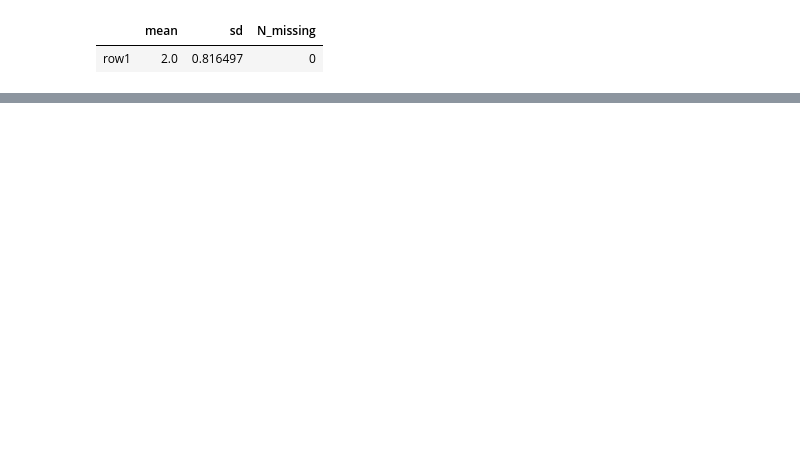
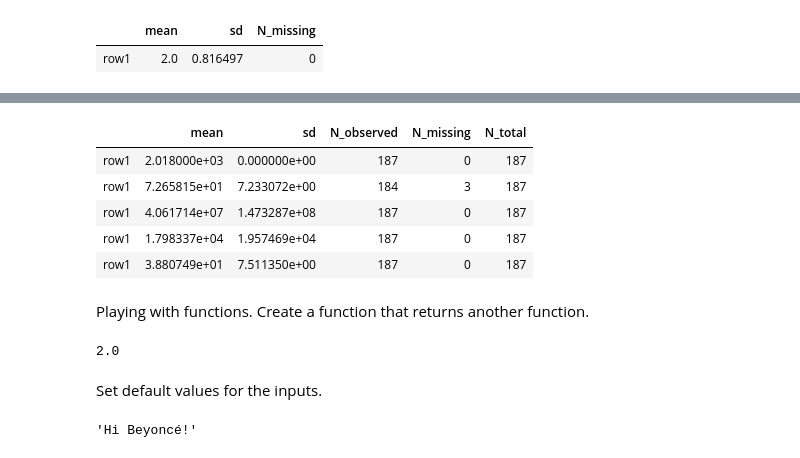
Before and after one commit to m-clark/data-processing-and-visualization, a Jupyter notebook: code/functions.ipynb, the cells around one changed output, grey strips where cells are left out. Cells and saved outputs as stored; diff of their text form; code cells hidden in the pictures; blank space fills up the shorter version.

```diff
--- a/code/functions.ipynb
+++ b/code/functions.ipynb
@@ -36,0 +43,14 @@ my_summary([1,2,3])
+# %%
+def my_summary(x):
+    out = pd.DataFrame(
+        {
+        'mean': np.nanmean(x),
+        'sd': np.nanstd(x),
+        'N_missing': np.sum(np.isnan(x))
+        },
+        index = ['row1']   # index is required for 1 row result
+    )
+    return(out)
+# %%
+gapminder = pd.read_csv('../data/gapminder_small.csv')
+my_summary(gapminder.lifeExp)
@@ -36,0 +60,13 @@ my_summary([1,2,3])
+# %%
+def my_summary(x):
+    out = pd.DataFrame(
+        {
+        'mean': np.nanmean(x),
+        'sd': np.nanstd(x),
+        'N_observed': np.sum(np.logical_not(np.isnan(x))),
+        'N_missing': np.sum(np.isnan(x)),
+        'N_total': len(x)
+        },
+        index = ['row1']   # index is required for 1 row result
+    )
+    return(out)
@@ -36,0 +91,40 @@ my_summary([1,2,3])
+# %%
+# this was a good example of where the tidy approach is more straightforward due to purrr and other functionality;
+# this was about as good as I could come up with.
+init = gapminder.select_dtypes(exclude='object')
+
+pd.concat([my_summary(init[i]) for i in init.columns])
+# %% [output]
+|  | mean | sd | N_observed | N_missing | N_total |
+| row1 | 2.018000e+03 | 0.000000e+00 | 187 | 0 | 187 |
+| row1 | 7.265815e+01 | 7.233072e+00 | 184 | 3 | 187 |
+| row1 | 4.061714e+07 | 1.473287e+08 | 187 | 0 | 187 |
+| row1 | 1.798337e+04 | 1.957469e+04 | 187 | 0 | 187 |
+| row1 | 3.880749e+01 | 7.511350e+00 | 187 | 0 | 187 |
+# %% [markdown]
+Playing with functions.  Create a function that returns another function.
+# %%
+def center(type):
+    if (type == 'mean'):
+        return np.mean
+    else:
+        return np.median
+
+center(type = 'mean')
+
+myfun = center(type = 'mean')
+
+myfun([1,2,3])
+# %% [output]
+2.0
+# %% [markdown]
+Set default values for the inputs.
+# %%
+
+def hi(name = 'Beyoncé'):
+    return 'Hi ' + name + '!'
+
+
+hi()
+# %% [output]
+'Hi Beyoncé!'
```
Also changed, not shown: parts of 25 cells of this notebook, 3 other files.
